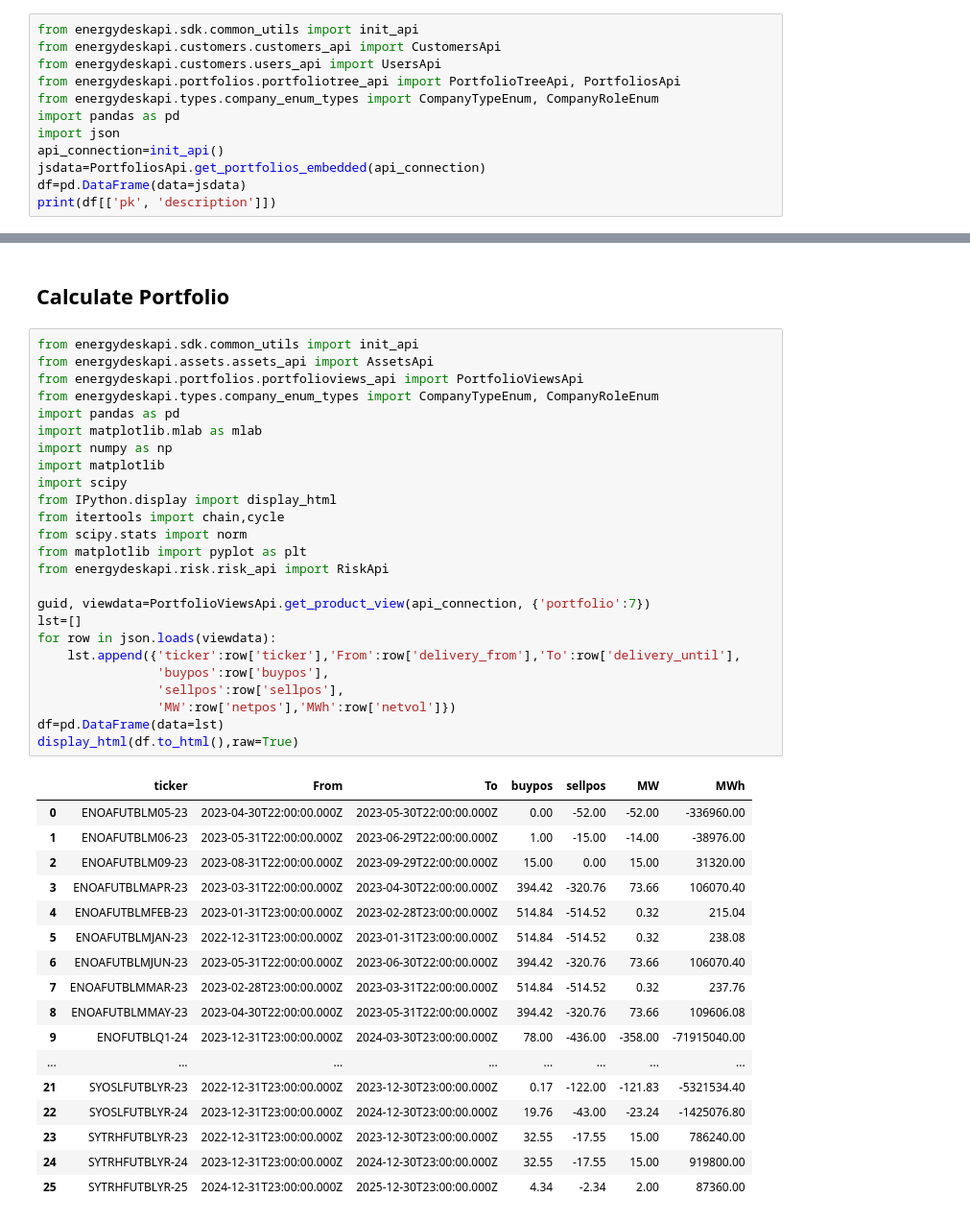
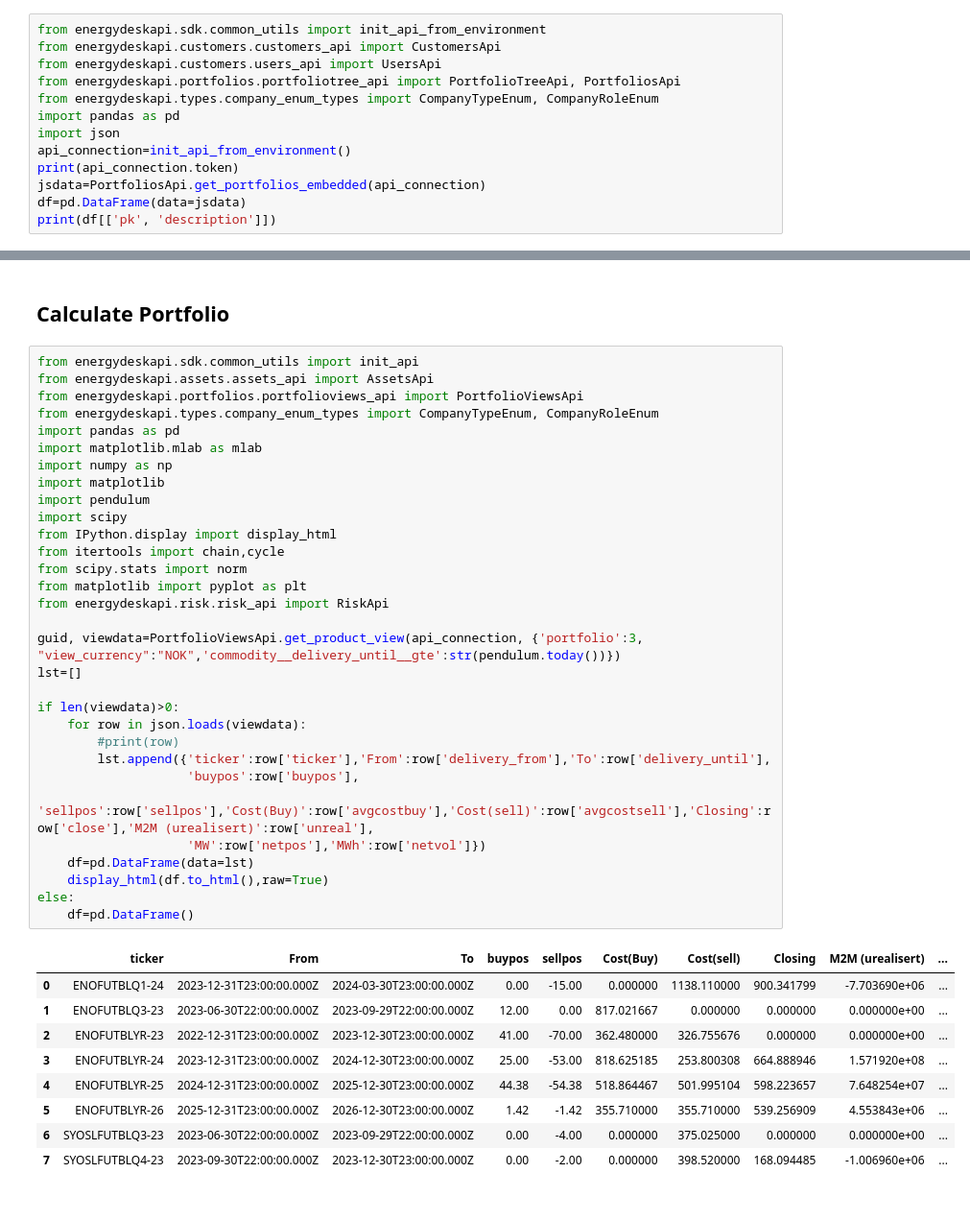
Before and after one commit to SpringboardEnergySystems/energydesk-jupyter, a Jupyter notebook: portfolio/productview.ipynb, the cells around one changed output, grey strips where cells are left out. Shown at 96% size. Saved outputs shown, nothing was run; the diff lists cells and outputs as text.

```diff
--- a/portfolio/productview.ipynb
+++ b/portfolio/productview.ipynb
@@ -20,14 +20,15 @@ Using server  http://127.0.0.1:8001
 # %% [markdown]
 ### Initialize the Python SDK which wraps sme useful REST calls ###
 # %%
-from energydeskapi.sdk.common_utils import init_api
+from energydeskapi.sdk.common_utils import init_api_from_environment
 from energydeskapi.customers.customers_api import CustomersApi
 from energydeskapi.customers.users_api import UsersApi
 from energydeskapi.portfolios.portfoliotree_api import PortfolioTreeApi, PortfoliosApi
 from energydeskapi.types.company_enum_types import CompanyTypeEnum, CompanyRoleEnum
 import pandas as pd
 import json
-api_connection=init_api()
+api_connection=init_api_from_environment()
+print(api_connection.token)
 jsdata=PortfoliosApi.get_portfolios_embedded(api_connection)
 df=pd.DataFrame(data=jsdata)
 print(df[['pk', 'description']])
@@ -51,44 +52,42 @@ Token setting token  866acd8205e5ddce9c9e8738cf18dfa029a813d0 Token
 # %%
 from energydeskapi.sdk.common_utils import init_api
 from energydeskapi.assets.assets_api import AssetsApi
 from energydeskapi.portfolios.portfolioviews_api import PortfolioViewsApi
 from energydeskapi.types.company_enum_types import CompanyTypeEnum, CompanyRoleEnum
 import pandas as pd
 import matplotlib.mlab as mlab
 import numpy as np
 import matplotlib
+import pendulum
 import scipy
 from IPython.display import display_html
 from itertools import chain,cycle
 from scipy.stats import norm
 from matplotlib import pyplot as plt
 from energydeskapi.risk.risk_api import RiskApi
 
-guid, viewdata=PortfolioViewsApi.get_product_view(api_connection, {'portfolio':7})
+guid, viewdata=PortfolioViewsApi.get_product_view(api_connection, {'portfolio':3, "view_currency":"NOK",'commodity__delivery_until__gte':str(pendulum.today())})
 lst=[]
-for row in json.loads(viewdata):
-    lst.append({'ticker':row['ticker'],'From':row['delivery_from'],'To':row['delivery_until'],
-                'buypos':row['buypos'],
-                'sellpos':row['sellpos'],
-                'MW':row['netpos'],'MWh':row['netvol']})
-df=pd.DataFrame(data=lst)
-display_html(df.to_html(),raw=True)
+
+if len(viewdata)>0:
+    for row in json.loads(viewdata):
+        #print(row)
+        lst.append({'ticker':row['ticker'],'From':row['delivery_from'],'To':row['delivery_until'],
+                    'buypos':row['buypos'],
+                    'sellpos':row['sellpos'],'Cost(Buy)':row['avgcostbuy'],'Cost(sell)':row['avgcostsell'],'Closing':row['close'],'M2M (urealisert)':row['unreal'],
+                    'MW':row['netpos'],'MWh':row['netvol']})
+    df=pd.DataFrame(data=lst)
+    display_html(df.to_html(),raw=True)
+else:
+    df=pd.DataFrame()
 # %% [output]
-|  | ticker | From | To | buypos | sellpos | MW | MWh |
-| 0 | ENOAFUTBLM05-23 | 2023-04-30T22:00:00.000Z | 2023-05-30T22:00:00.000Z | 0.00 | -52.00 | -52.00 | -336960.00 |
-| 1 | ENOAFUTBLM06-23 | 2023-05-31T22:00:00.000Z | 2023-06-29T22:00:00.000Z | 1.00 | -15.00 | -14.00 | -38976.00 |
-| 2 | ENOAFUTBLM09-23 | 2023-08-31T22:00:00.000Z | 2023-09-29T22:00:00.000Z | 15.00 | 0.00 | 15.00 | 31320.00 |
-| 3 | ENOAFUTBLMAPR-23 | 2023-03-31T22:00:00.000Z | 2023-04-30T22:00:00.000Z | 394.42 | -320.76 | 73.66 | 106070.40 |
-| 4 | ENOAFUTBLMFEB-23 | 2023-01-31T23:00:00.000Z | 2023-02-28T23:00:00.000Z | 514.84 | -514.52 | 0.32 | 215.04 |
-| 5 | ENOAFUTBLMJAN-23 | 2022-12-31T23:00:00.000Z | 2023-01-31T23:00:00.000Z | 514.84 | -514.52 | 0.32 | 238.08 |
-| 6 | ENOAFUTBLMJUN-23 | 2023-05-31T22:00:00.000Z | 2023-06-30T22:00:00.000Z | 394.42 | -320.76 | 73.66 | 106070.40 |
-| 7 | ENOAFUTBLMMAR-23 | 2023-02-28T23:00:00.000Z | 2023-03-31T22:00:00.000Z | 514.84 | -514.52 | 0.32 | 237.76 |
-| 8 | ENOAFUTBLMMAY-23 | 2023-04-30T22:00:00.000Z | 2023-05-31T22:00:00.000Z | 394.42 | -320.76 | 73.66 | 109606.08 |
-| 9 | ENOFUTBLQ1-24 | 2023-12-31T23:00:00.000Z | 2024-03-30T23:00:00.000Z | 78.00 | -436.00 | -358.00 | -71915040.00 |
-| ... | ... | ... | ... | ... | ... | ... | ... |
-| 21 | SYOSLFUTBLYR-23 | 2022-12-31T23:00:00.000Z | 2023-12-30T23:00:00.000Z | 0.17 | -122.00 | -121.83 | -5321534.40 |
-| 22 | SYOSLFUTBLYR-24 | 2023-12-31T23:00:00.000Z | 2024-12-30T23:00:00.000Z | 19.76 | -43.00 | -23.24 | -1425076.80 |
-| 23 | SYTRHFUTBLYR-23 | 2022-12-31T23:00:00.000Z | 2023-12-30T23:00:00.000Z | 32.55 | -17.55 | 15.00 | 786240.00 |
-| 24 | SYTRHFUTBLYR-24 | 2023-12-31T23:00:00.000Z | 2024-12-30T23:00:00.000Z | 32.55 | -17.55 | 15.00 | 919800.00 |
-| 25 | SYTRHFUTBLYR-25 | 2024-12-31T23:00:00.000Z | 2025-12-30T23:00:00.000Z | 4.34 | -2.34 | 2.00 | 87360.00 |
+|  | ticker | From | To | buypos | sellpos | Cost(Buy) | Cost(sell) | Closing | M2M (urealisert) | ... |
+| 0 | ENOFUTBLQ1-24 | 2023-12-31T23:00:00.000Z | 2024-03-30T23:00:00.000Z | 0.00 | -15.00 | 0.000000 | 1138.110000 | 900.341799 | -7.703690e+06 | ... |
+| 1 | ENOFUTBLQ3-23 | 2023-06-30T22:00:00.000Z | 2023-09-29T22:00:00.000Z | 12.00 | 0.00 | 817.021667 | 0.000000 | 0.000000 | 0.000000e+00 | ... |
+| 2 | ENOFUTBLYR-23 | 2022-12-31T23:00:00.000Z | 2023-12-30T23:00:00.000Z | 41.00 | -70.00 | 362.480000 | 326.755676 | 0.000000 | 0.000000e+00 | ... |
+| 3 | ENOFUTBLYR-24 | 2023-12-31T23:00:00.000Z | 2024-12-30T23:00:00.000Z | 25.00 | -53.00 | 818.625185 | 253.800308 | 664.888946 | 1.571920e+08 | ... |
+| 4 | ENOFUTBLYR-25 | 2024-12-31T23:00:00.000Z | 2025-12-30T23:00:00.000Z | 44.38 | -54.38 | 518.864467 | 501.995104 | 598.223657 | 7.648254e+07 | ... |
+| 5 | ENOFUTBLYR-26 | 2025-12-31T23:00:00.000Z | 2026-12-30T23:00:00.000Z | 1.42 | -1.42 | 355.710000 | 355.710000 | 539.256909 | 4.553843e+06 | ... |
+| 6 | SYOSLFUTBLQ3-23 | 2023-06-30T22:00:00.000Z | 2023-09-29T22:00:00.000Z | 0.00 | -4.00 | 0.000000 | 375.025000 | 0.000000 | 0.000000e+00 | ... |
+| 7 | SYOSLFUTBLQ4-23 | 2023-09-30T22:00:00.000Z | 2023-12-30T23:00:00.000Z | 0.00 | -2.00 | 0.000000 | 398.520000 | 168.094485 | -1.006960e+06 | ... |
 # %%
```
Also changed, not shown: parts of 3 cells of this notebook, 8 other files.
